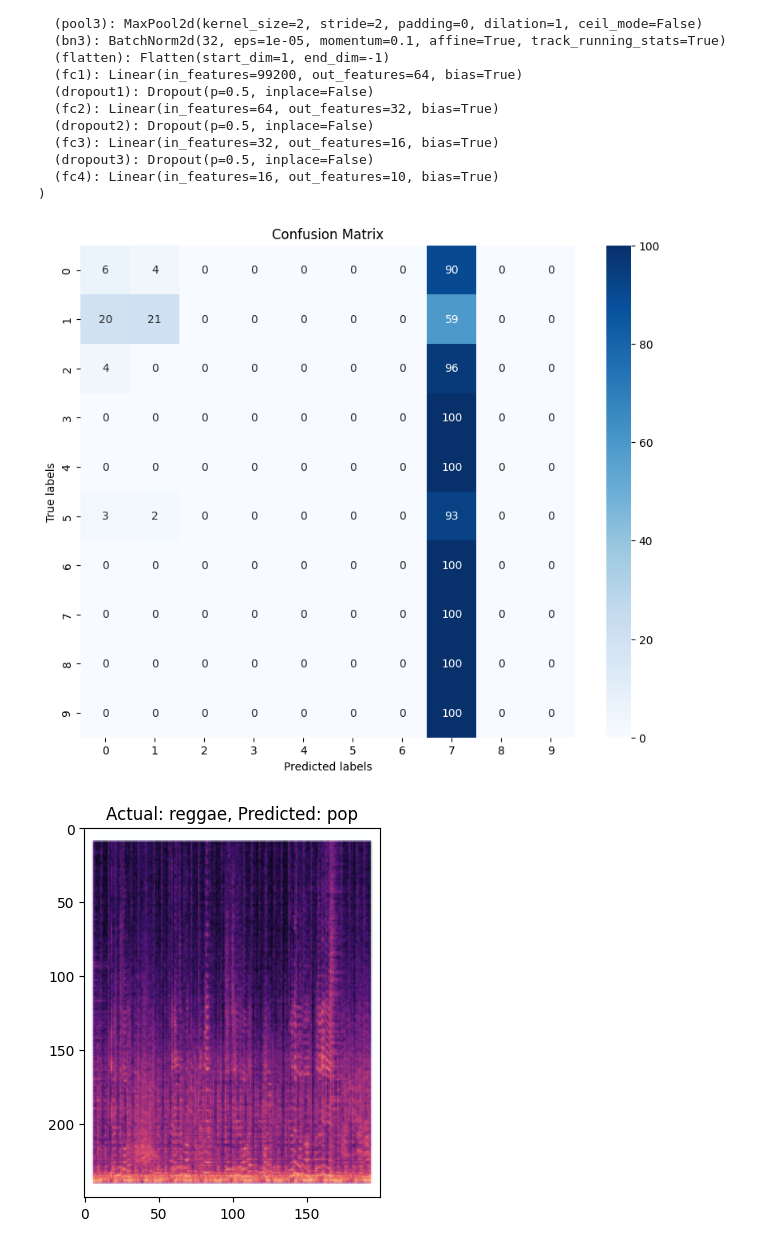
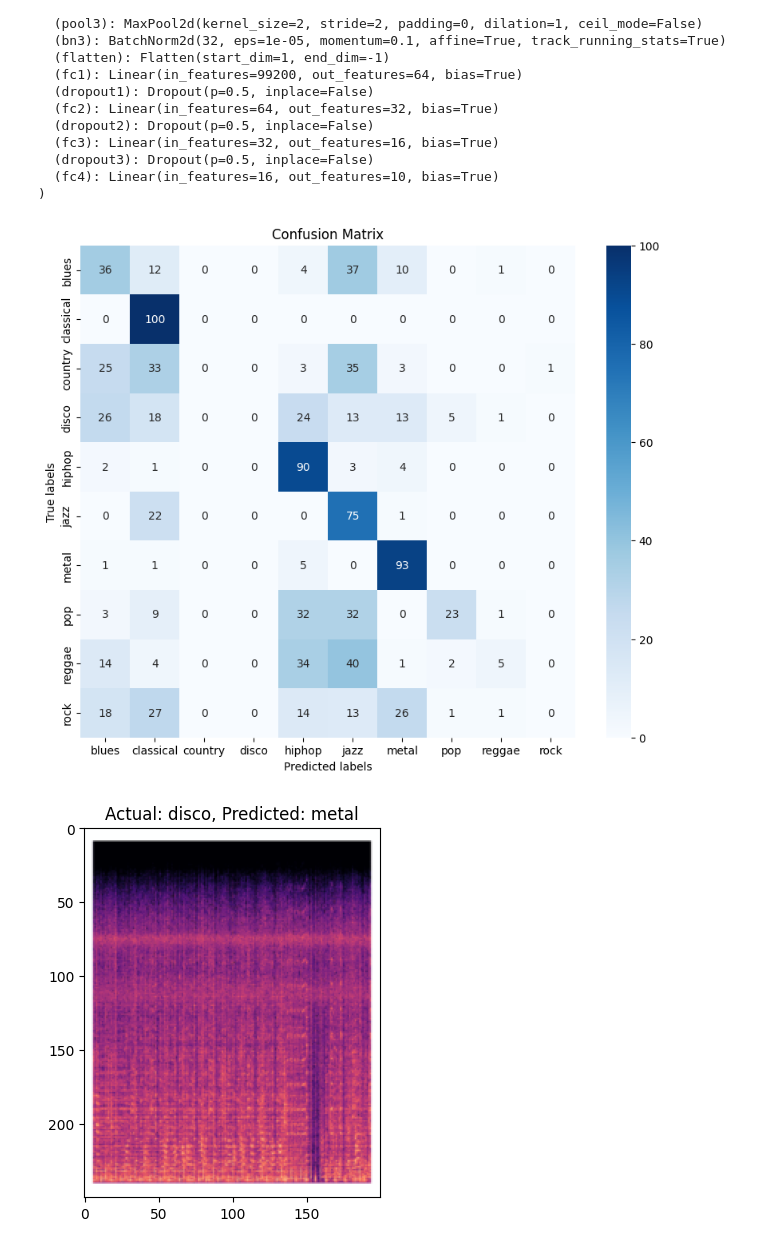
Before and after one commit to nikhilnair31/SpectroTune---Genre-Classifier, a Jupyter notebook: trainer.ipynb, the cells around one changed output. Cells and saved outputs as stored; diff of their text form; code cells hidden in the pictures.

```diff
--- a/trainer.ipynb
+++ b/trainer.ipynb
@@ -49,14 +50,14 @@ validation_transform = transforms.Compose([
     transforms.Normalize(mean=[0.485, 0.456, 0.406], std=[0.229, 0.224, 0.225]),
 ])
 validation_dataset = ImageFolder(train_data_dir, transform=validation_transform)
-validation_loader = DataLoader(validation_dataset, batch_size=BATCH_SIZE, shuffle=False, num_workers=4, pin_memory=True)
+validation_loader = DataLoader(validation_dataset, batch_size=BATCH_SIZE, shuffle=False, num_workers=8, pin_memory=True)
 # %% [markdown]
 ## Model Setup and Training
 # %%
 # Model architecture
-class Net(nn.Module):
+class Net_Fancy(nn.Module):
     def __init__(self):
-        super(Net, self).__init__()
+        super(Net_Fancy, self).__init__()
         self.conv1 = nn.Conv2d(IMG_CHANNELS, 64, kernel_size=3, stride=1, padding=1)
         self.pool1 = nn.MaxPool2d(kernel_size=2, stride=2)
         self.bn1 = nn.BatchNorm2d(64)
@@ -109,10 +168,16 @@ class Net(nn.Module):
 # %%
 # Create an instance of the model and move it to the GPU
-model = Net().to(device)
+model = Net_Minimal().to(device)
 
 # Define the optimizer and the loss function
 optimizer = optim.Adam(model.parameters(), lr=0.002)
 criterion = nn.CrossEntropyLoss()
+
+# Before the training loop
+train_losses = []
+train_accuracies = []
+val_losses = []
+val_accuracies = []
 # %%
 # Train the model
 for epoch in range(EPOCHS):
@@ -120,6 +185,8 @@ for epoch in range(EPOCHS):
     running_loss = 0.0
     correct = 0
     total = 0
+
+    start_time = time.time()
 
     for images, labels in train_loader:
         images = images.to(device)
@@ -161,5 +228,13 @@ for epoch in range(EPOCHS):
     val_loss = running_loss / len(validation_loader)
     val_accuracy = correct / total
 
-    print(f"Epoch {epoch+1}/{EPOCHS}, Train Loss: {train_loss:.4f}, Train Accuracy: {train_accuracy:.4f}, Validation Loss: {val_loss:.4f}, Validation Accuracy: {val_accuracy:.4f}")
+    train_losses.append(train_loss)
+    train_accuracies.append(train_accuracy)
+    val_losses.append(val_loss)
+    val_accuracies.append(val_accuracy)
+
+    end_time = time.time()
+    epoch_time = end_time - start_time
+
+    print(f"Epoch {epoch+1}/{EPOCHS}, Train Loss: {train_loss:.4f}, Train Accuracy: {train_accuracy:.4f}, Validation Loss: {val_loss:.4f}, Validation Accuracy: {val_accuracy:.4f}, Epoch Time: {epoch_time:.2f} seconds")
 # %% [output]
@@ -220,34 +333,44 @@ Net(
   (fc4): Linear(in_features=16, out_features=10, bias=True)
 )
 # %%
+class_to_idx = train_dataset.class_to_idx
+idx_to_class = {v: k for k, v in class_to_idx.items()}
+
 # Initialize the lists to store predicted labels and true labels
 predicted_labels = []
 true_labels = []
 
 # Predict labels for validation dataset
 with torch.no_grad():
     for images, labels in validation_loader:
         images = images.to(device)
         labels = labels.to(device)
 
         outputs = model(images)
         _, predicted = torch.max(outputs.data, 1)
 
-        predicted_labels.extend(predicted.tolist())
-        true_labels.extend(labels.tolist())
+        predicted_labels.extend(predicted.detach().cpu().numpy())
+        true_labels.extend(labels.detach().cpu().numpy())
+
+# Transform predicted_labels and true_labels into class names
+predicted_labels = [idx_to_class[label] for label in predicted_labels]
+true_labels = [idx_to_class[label] for label in true_labels]
 
 # Generate the confusion matrix
 cm = confusion_matrix(true_labels, predicted_labels)
 
+# Get list of class names
+class_names = list(class_to_idx.keys())
+
 # Plot the confusion matrix
 plt.figure(figsize=(10, 8))
-sns.heatmap(cm, annot=True, fmt='g', cmap='Blues', xticklabels=range(NUM_CLASSES), yticklabels=range(NUM_CLASSES))
+sns.heatmap(cm, annot=True, fmt='g', cmap='Blues', xticklabels=class_names, yticklabels=class_names)
 plt.xlabel('Predicted labels')
 plt.ylabel('True labels')
 plt.title('Confusion Matrix')
 plt.show()
 # %% [output]
-[figure, old version]
+[figure, new version]
 # %%
 # Get class names
 class_names = train_dataset.classes
@@ -289,4 +412,4 @@ plt.imshow(input_img_denormalized)
 plt.title(f"Actual: {actual_name}, Predicted: {predicted_name}")
 plt.show()
 # %% [output]
-[figure, old version]
+[figure, new version]
```
Also changed, not shown: parts of 8 cells of this notebook, 3 other files.
